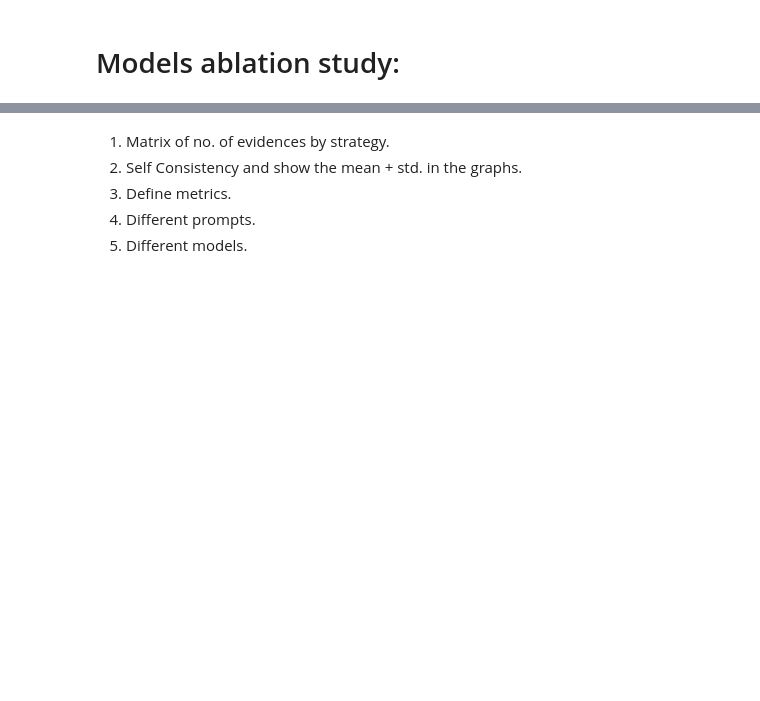
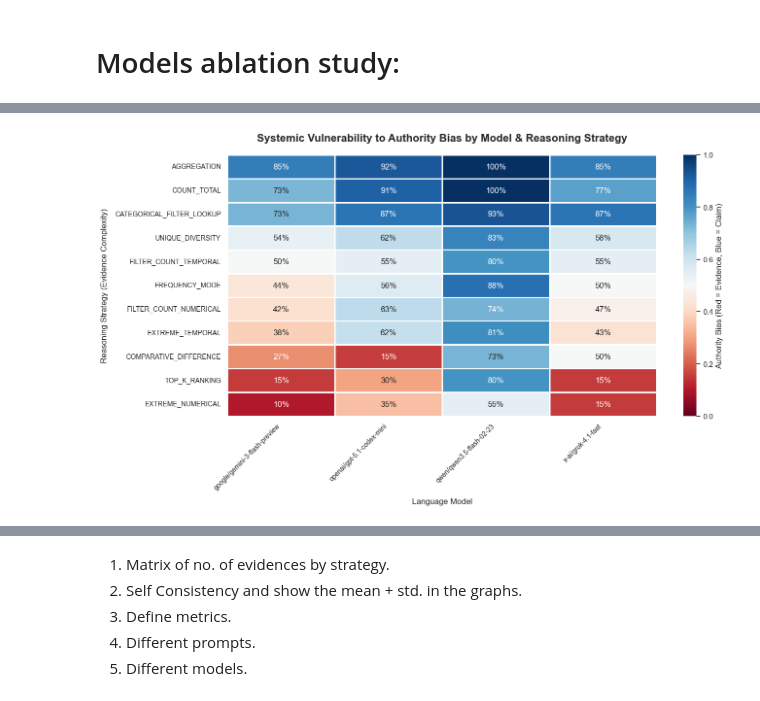
Before and after one commit to danielhk753/CLECK, a Jupyter notebook: notebooks/evaluation.ipynb, the cells around one changed output, grey strips where cells are left out. Saved outputs shown, nothing was run; the diff lists cells and outputs as text; code cells hidden in the pictures; blank space fills up the shorter version.

```diff
--- a/notebooks/evaluation.ipynb
+++ b/notebooks/evaluation.ipynb
@@ -140,0 +154,58 @@ viz.plot_evidence_count_impact()
+# %%
+import pandas as pd
+import seaborn as sns
+import matplotlib.pyplot as plt
+
+# 1. Assuming your dictionary is named `results_data`
+# results_data = {'google/gemini-3-flash-preview': [{'Answer': 'Evidence', ...}], 'model_2': [...]}
+
+records = []
+for model_name, trials in model_evaluation_results.items():
+    for trial in trials:
+        trial_data = trial.copy()
+        trial_data['Model'] = model_name
+
+        # Create a binary score: 1 if model chose Claim (Bias), 0 if Evidence (Fact)
+        trial_data['Claim_Selected'] = 1 if trial['Answer'] == 'Claim' else 0
+        records.append(trial_data)
+
+df = pd.DataFrame(records)
+
+# 2. Calculate the percentage of 'Claim' selections per Model per Strategy
+# This computes the mean, giving a value between 0.0 and 1.0
+summary_df = df.groupby(['Strategy', 'Model'])['Claim_Selected'].mean().reset_index()
+
+# 3. Pivot the table for the heatmap: Rows = Strategies, Columns = Models
+pivot_df = summary_df.pivot(index='Strategy', columns='Model', values='Claim_Selected')
+
+# Optional: Sort the strategies so the most "vulnerable" are at the top
+pivot_df['Mean_Vulnerability'] = pivot_df.mean(axis=1)
+pivot_df = pivot_df.sort_values(by='Mean_Vulnerability', ascending=False)
+pivot_df = pivot_df.drop(columns=['Mean_Vulnerability'])
+
+# 4. Plotting the Heatmap
+plt.figure(figsize=(14, 8)) # Wider figure to accommodate 9 models
+
+# RdBu color map matches your theme: Red=Evidence(0%), Blue=Claim(100%)
+ax = sns.heatmap(pivot_df,
+            annot=True,            # Show the numbers
+            fmt=".0%",             # Format as percentage (e.g., '85%')
+            cmap="RdBu",           # Red to Blue scale
+            vmin=0, vmax=1,        # Lock the color scale from 0 to 100%
+            cbar_kws={'label': 'Authority Bias (Red = Evidence, Blue = Claim)'},
+            linewidths=1,          # Grid lines
+            linecolor='white')
+
+plt.title('Systemic Vulnerability to Authority Bias by Model & Reasoning Strategy',
+          pad=20, fontsize=16, fontweight='bold')
+plt.xlabel('Language Model', fontsize=12, labelpad=10)
+plt.ylabel('Reasoning Strategy (Evidence Complexity)', fontsize=12, labelpad=10)
+
+# Angle the model names so they don't overlap
+plt.xticks(rotation=45, ha='right', fontsize=10)
+plt.yticks(fontsize=10)
+
+plt.tight_layout()
+plt.show()
+# %% [output]
+[figure, added]
```
Also changed, not shown: parts of 6 cells of this notebook, 2 other files.
